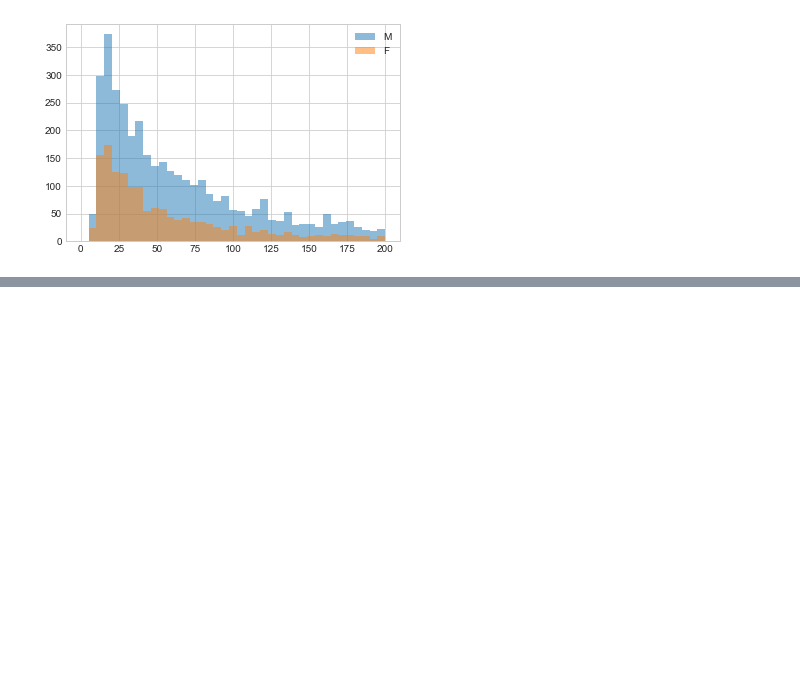
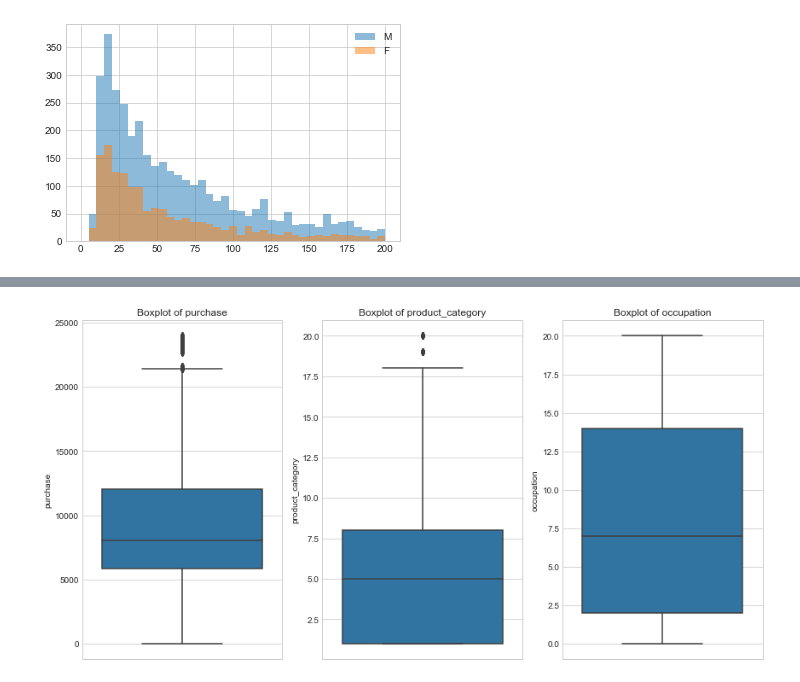
Before and after one commit to Green-Kiwie/Extreme-Couponers-Walmart-Black-Friday, a Jupyter notebook: joe-explore.ipynb, the cells around one changed output, grey strips where cells are left out. Cells and saved outputs as stored; diff of their text form; code cells hidden in the pictures; blank space fills up the shorter version.

```diff
--- a/joe-explore.ipynb
+++ b/joe-explore.ipynb
@@ -68,0 +98,12 @@ plt.legend()
+# %%
+numerical_cols = ['purchase', 'product_category', 'occupation']
+
+plt.figure(figsize=(12,6))
+for i, col in enumerate(numerical_cols, 1):
+    plt.subplot(1, len(numerical_cols), i)
+    sns.boxplot(y=df[col])
+    plt.title(f'Boxplot of {col}')
+plt.tight_layout()
+plt.show()
+# %% [output]
+[figure, added]
```
Also changed, not shown: parts of 4 cells of this notebook.
